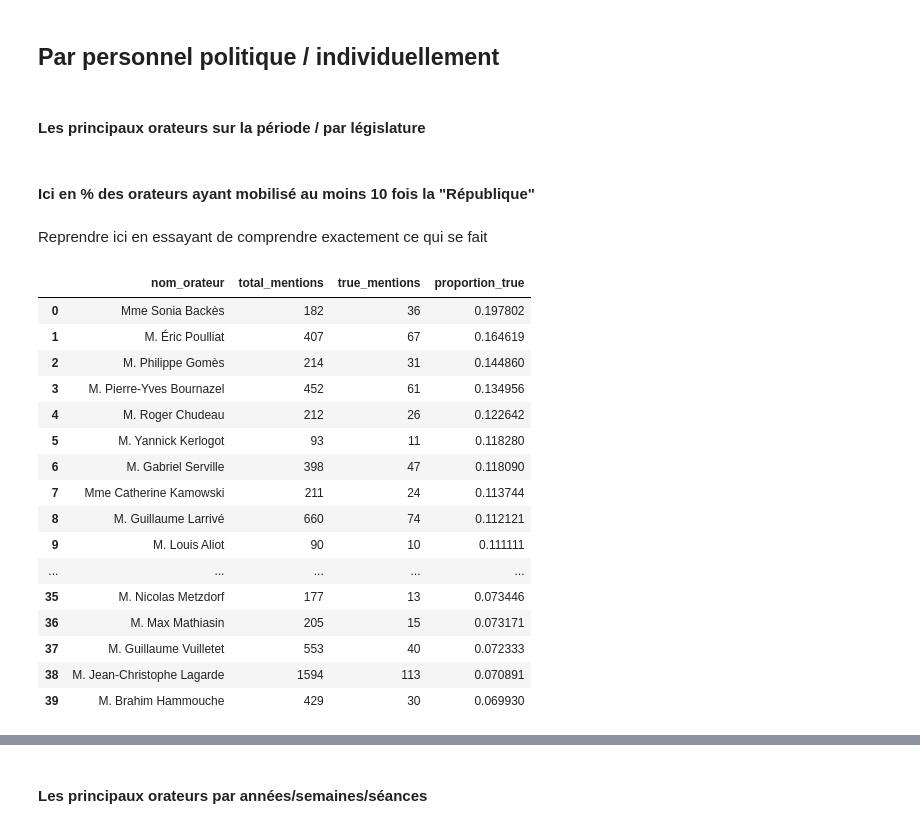
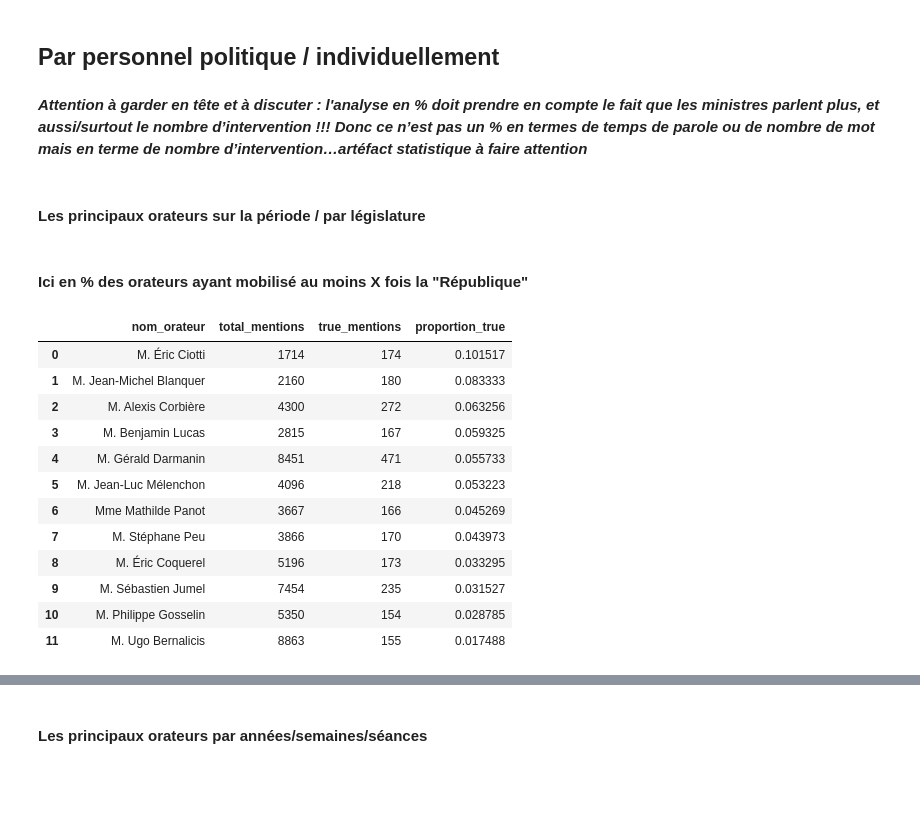
Before and after one commit to Matthias-Levalet/republique-cest-quoi, a Jupyter notebook: exploration/4- Analysis %.ipynb, the cells around one changed output, grey strips where cells are left out. Cells and saved outputs as stored; diff of their text form; code cells hidden in the pictures; blank space fills up the shorter version.

```diff
--- a/exploration/4- Analysis %.ipynb
+++ b/exploration/4- Analysis %.ipynb
@@ -8,7 +8,7 @@ import pandas as pd
 import plotly.express as px
 # %%
 df = pd.read_csv(
-    "/Users/matthiaslevalet/Desktop/Projet de recherche/CSS_République/Data/Interim/Data_AN_CSS_République_FDM_proportion.csv", low_memory=False, dtype={"ID_orateur": str}
+    "../Data/Interim/Data_AN_CSS_République_FDM_proportion.csv", low_memory=False, dtype={"ID_orateur": str}
 )
 # %% [markdown]
 ## Analyses temporelles
@@ -483,45 +483,41 @@ fig_yearly.show()
 ## Par groupes (nécessite d'avoir fait la fusion avec les données de DATAN)
 # %% [markdown]
 ## Par personnel politique / individuellement
+# %% [markdown]
+***Attention à garder en tête et à discuter : l'analyse en % doit prendre en compte le fait que les ministres parlent plus, et aussi/surtout le nombre d’intervention !!! Donc ce n’est pas un % en termes de temps de parole ou de nombre de mot mais en terme de nombre d’intervention…artéfact statistique à faire attention***
 # %% [markdown]
 #### Les principaux orateurs sur la période / par législature
 # %% [markdown]
-#### Ici en % des orateurs ayant mobilisé au moins 10 fois la "République"
+#### Ici en % des orateurs ayant mobilisé au moins X fois la "République"
-# %% [markdown]
-Reprendre ici en essayant de comprendre exactement ce qui se fait
 # %%
 # Compter le nombre de fois où chaque orateur dit "République"
 counts = (
     df.groupby("nom_orateur")["Republique_FDM_Regex"]
     .agg(total_mentions="count", true_mentions=lambda x: (x == True).sum())
     .reset_index()
 )
 
 # Calcul de la proportion
 counts["proportion_true"] = counts["true_mentions"] / counts["total_mentions"]
 
 # Filtrer les orateurs avec au moins 10 mentions True
-filtered = counts[counts["true_mentions"] >= 10]
+filtered = counts[counts["true_mentions"] >= 150]
 
 # Trier par proportion décroissante et garder les 40 premiers
-top40 = filtered.sort_values("proportion_true", ascending=False).head(40).reset_index(drop=True)
+df_top20 = filtered.sort_values("proportion_true", ascending=False).head(40).reset_index(drop=True)
 
-top40
+df_top20
 # %% [output]
 |  | nom_orateur | total_mentions | true_mentions | proportion_true |
-| 0 | Mme Sonia Backès | 182 | 36 | 0.197802 |
-| 1 | M. Éric Poulliat | 407 | 67 | 0.164619 |
-| 2 | M. Philippe Gomès | 214 | 31 | 0.144860 |
-| 3 | M. Pierre-Yves Bournazel | 452 | 61 | 0.134956 |
-| 4 | M. Roger Chudeau | 212 | 26 | 0.122642 |
-| 5 | M. Yannick Kerlogot | 93 | 11 | 0.118280 |
-| 6 | M. Gabriel Serville | 398 | 47 | 0.118090 |
-| 7 | Mme Catherine Kamowski | 211 | 24 | 0.113744 |
-| 8 | M. Guillaume Larrivé | 660 | 74 | 0.112121 |
-| 9 | M. Louis Aliot | 90 | 10 | 0.111111 |
-| ... | ... | ... | ... | ... |
-| 35 | M. Nicolas Metzdorf | 177 | 13 | 0.073446 |
-| 36 | M. Max Mathiasin | 205 | 15 | 0.073171 |
-| 37 | M. Guillaume Vuilletet | 553 | 40 | 0.072333 |
-| 38 | M. Jean-Christophe Lagarde | 1594 | 113 | 0.070891 |
-| 39 | M. Brahim Hammouche | 429 | 30 | 0.069930 |
+| 0 | M. Éric Ciotti | 1714 | 174 | 0.101517 |
+| 1 | M. Jean-Michel Blanquer | 2160 | 180 | 0.083333 |
+| 2 | M. Alexis Corbière | 4300 | 272 | 0.063256 |
+| 3 | M. Benjamin Lucas | 2815 | 167 | 0.059325 |
+| 4 | M. Gérald Darmanin | 8451 | 471 | 0.055733 |
+| 5 | M. Jean-Luc Mélenchon | 4096 | 218 | 0.053223 |
+| 6 | Mme Mathilde Panot | 3667 | 166 | 0.045269 |
+| 7 | M. Stéphane Peu | 3866 | 170 | 0.043973 |
+| 8 | M. Éric Coquerel | 5196 | 173 | 0.033295 |
+| 9 | M. Sébastien Jumel | 7454 | 235 | 0.031527 |
+| 10 | M. Philippe Gosselin | 5350 | 154 | 0.028785 |
+| 11 | M. Ugo Bernalicis | 8863 | 155 | 0.017488 |
```
Also changed, not shown: parts of 38 cells of this notebook, 1 other file.
